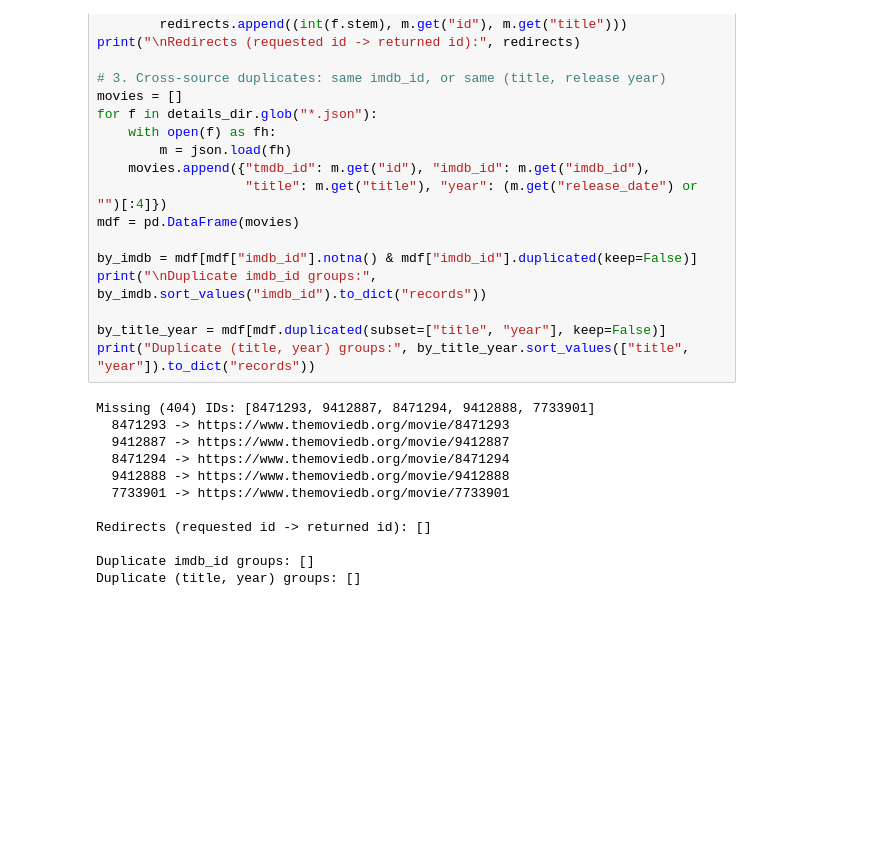
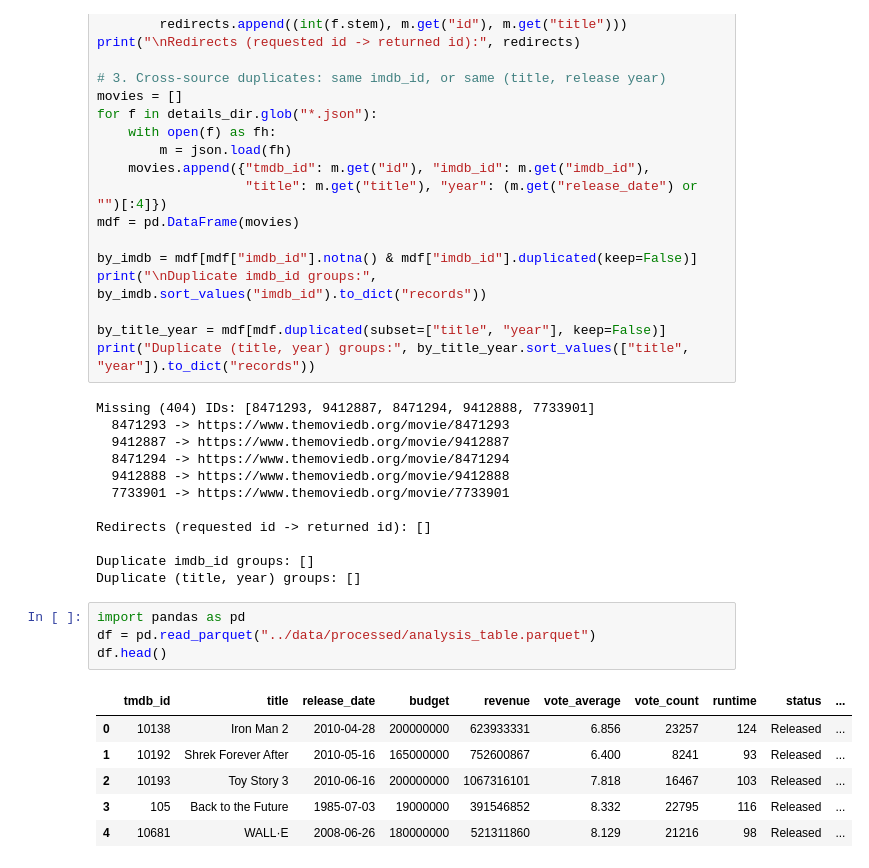
Before and after one commit to ainoo-eben/streamvault-licensing-lab, a Jupyter notebook: notebooks/00_first_look.ipynb, the cells around one changed output. Saved outputs shown, nothing was run; the diff lists cells and outputs as text; blank space fills up the shorter version.

```diff
--- a/notebooks/00_first_look.ipynb
+++ b/notebooks/00_first_look.ipynb
@@ -537,3 +537,14 @@ Redirects (requested id -> returned id): []
 
 Duplicate imdb_id groups: []
 Duplicate (title, year) groups: []
+# %%
+import pandas as pd
+df = pd.read_parquet("../data/processed/analysis_table.parquet")
+df.head()
+# %% [output]
+|  | tmdb_id | title | release_date | budget | revenue | vote_average | vote_count | runtime | status | ... |
+| 0 | 10138 | Iron Man 2 | 2010-04-28 | 200000000 | 623933331 | 6.856 | 23257 | 124 | Released | ... |
+| 1 | 10192 | Shrek Forever After | 2010-05-16 | 165000000 | 752600867 | 6.400 | 8241 | 93 | Released | ... |
+| 2 | 10193 | Toy Story 3 | 2010-06-16 | 200000000 | 1067316101 | 7.818 | 16467 | 103 | Released | ... |
+| 3 | 105 | Back to the Future | 1985-07-03 | 19000000 | 391546852 | 8.332 | 22795 | 116 | Released | ... |
+| 4 | 10681 | WALL·E | 2008-06-26 | 180000000 | 521311860 | 8.129 | 21216 | 98 | Released | ... |
```
Also changed, not shown: parts of 6 cells of this notebook, 10 other files.
